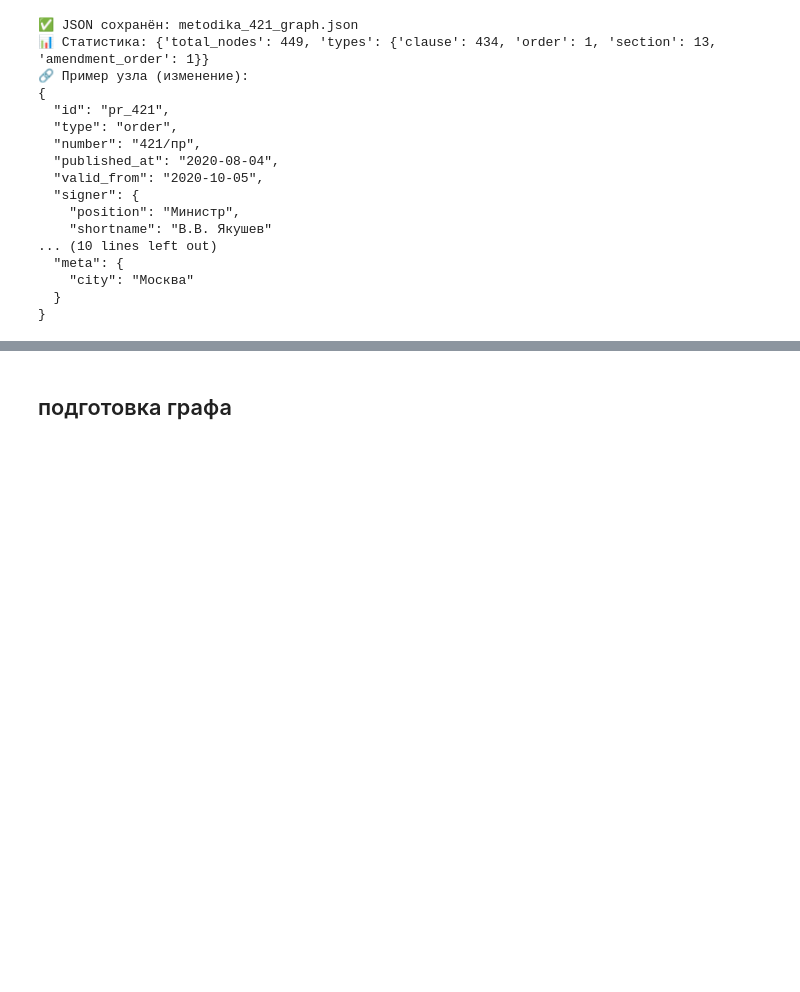
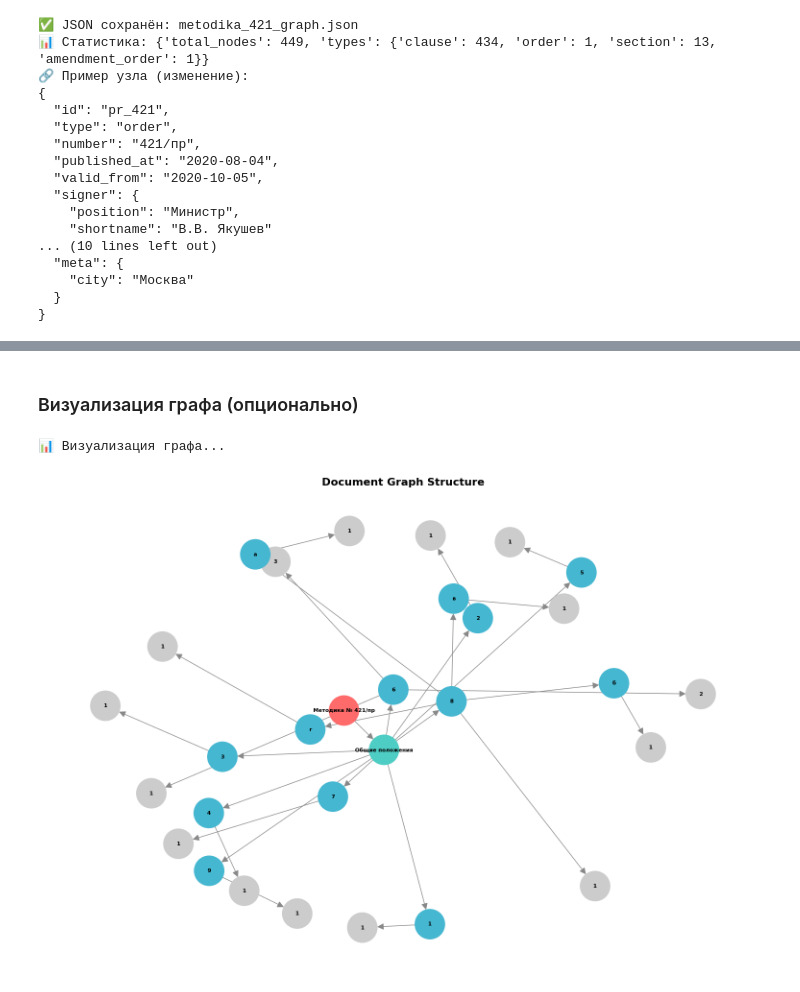
Before and after one commit to AleksandrMac/learning, a Jupyter notebook: ai/practic/2/main.ipynb, the cells around one changed output, grey strips where cells are left out. Saved outputs shown, nothing was run; the diff lists cells and outputs as text; code cells hidden in the pictures; blank space fills up the shorter version.

```diff
--- a/ai/practic/2/main.ipynb
+++ b/ai/practic/2/main.ipynb
@@ -807,0 +1368,5 @@ print(f"🔗 Пример узла (изменение):\n{next((n.model_dump_js
+# %%
+# Инициализируем Retriever
+print("\n🚀 Инициализация GraphRetriever...")
+retrieverV1 = GraphRetriever(doc_graph)
+print("✅ Retriever готов к работе!")
@@ -808,2 +2004,48 @@ print(f"🔗 Пример узла (изменение):\n{next((n.model_dump_js
 # %% [markdown]
-## подготовка графа
+### Визуализация графа (опционально)
+# %%
+import networkx as nx
+import matplotlib.pyplot as plt
+
+def visualize_graph(graph: DocumentGraph, max_nodes: int = 50):
+    """Визуализирует граф."""
+    G = nx.DiGraph()
+
+    # Добавляем узлы
+    for node_id, node in list(graph.nodes.items())[:max_nodes]:
+        G.add_node(node_id, type=node.type.value, label=node.number or node.title or '')
+
+    # Добавляем рёбра
+    for edge in graph.edges:
+        if edge.source_id in G and edge.target_id in G:
+            G.add_edge(edge.source_id, edge.target_id, type=edge.type.value)
+
+    # Визуализация
+    plt.figure(figsize=(15, 10))
+    pos = nx.spring_layout(G, k=0.5, iterations=50)
+
+    # Цвета по типам
+    color_map = {
+        'document': '#FF6B6B',
+        'section': '#4ECDC4',
+        'point': '#45B7D1',
+        'amendment': '#FFA07A',
+        'replacement': '#98D8C8',
+    }
+
+    colors = [color_map.get(G.nodes[n]['type'], '#CCCCCC') for n in G.nodes()]
+
+    nx.draw(G, pos, with_labels=True, labels={n: G.nodes[n]['label'] for n in G.nodes()},
+            node_color=colors, node_size=2000, font_size=8, font_weight='bold',
+            arrows=True, arrowsize=20, edge_color='#888888')
+
+    plt.title("Document Graph Structure", fontsize=16, fontweight='bold')
+    plt.tight_layout()
+    plt.show()
+
+# Показываем граф
+print("📊 Визуализация графа...")
+visualize_graph(doc_graph, max_nodes=30)
+# %% [output]
+📊 Визуализация графа...
+[figure, added]
```
Also changed, not shown: parts of 23 cells of this notebook.
